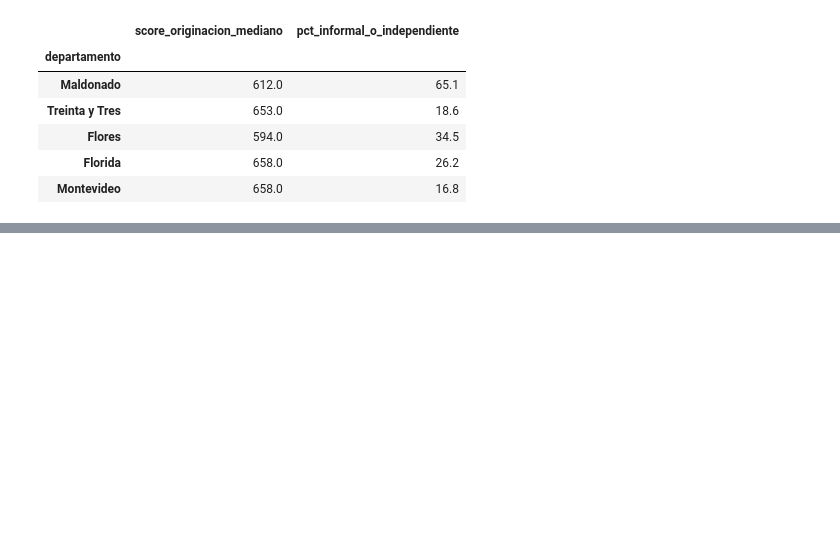
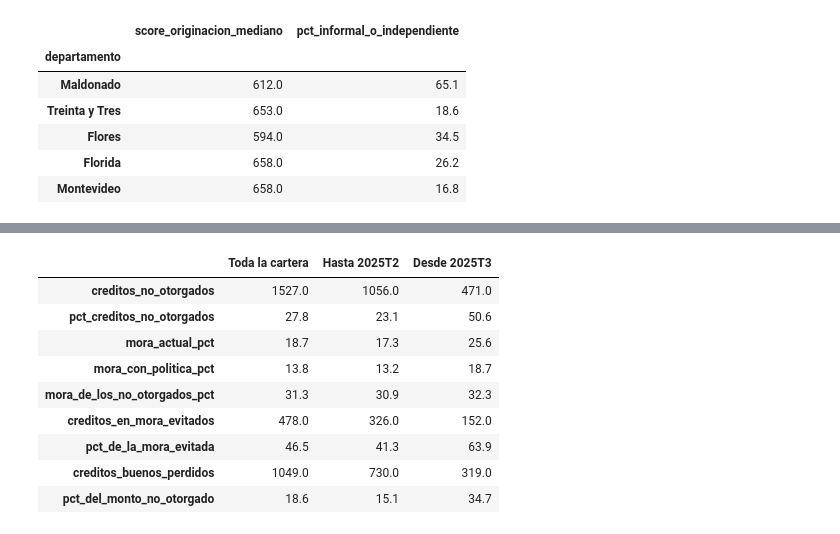
Before and after one commit to ncho06-a11y/proyecto-final-merli, a Jupyter notebook: notebooks/analisis_riesgo_credito.ipynb, the cells around one changed output, grey strips where cells are left out. Cells and saved outputs as stored; diff of their text form; code cells hidden in the pictures; blank space fills up the shorter version.

```diff
--- a/notebooks/analisis_riesgo_credito.ipynb
+++ b/notebooks/analisis_riesgo_credito.ipynb
@@ -2264,0 +2286,28 @@ display(
+# %%
+creditos_comparables["no_se_otorga"] = marcar_creditos_que_no_se_otorgan(
+    creditos_comparables
+)
+efecto_de_la_politica = {
+    "Toda la cartera": simular_politica(
+        creditos_comparables, creditos_comparables["no_se_otorga"]
+    )
+}
+for periodo_de_otorgamiento in ["Hasta 2025T2", "Desde 2025T3"]:
+    creditos_del_periodo = creditos_comparables[
+        creditos_comparables["periodo"] == periodo_de_otorgamiento
+    ]
+    efecto_de_la_politica[periodo_de_otorgamiento] = simular_politica(
+        creditos_del_periodo, creditos_del_periodo["no_se_otorga"]
+    )
+display(pd.DataFrame(efecto_de_la_politica))
+# %% [output]
+|  | Toda la cartera | Hasta 2025T2 | Desde 2025T3 |
+| creditos_no_otorgados | 1527.0 | 1056.0 | 471.0 |
+| pct_creditos_no_otorgados | 27.8 | 23.1 | 50.6 |
+| mora_actual_pct | 18.7 | 17.3 | 25.6 |
+| mora_con_politica_pct | 13.8 | 13.2 | 18.7 |
+| mora_de_los_no_otorgados_pct | 31.3 | 30.9 | 32.3 |
+| creditos_en_mora_evitados | 478.0 | 326.0 | 152.0 |
+| pct_de_la_mora_evitada | 46.5 | 41.3 | 63.9 |
+| creditos_buenos_perdidos | 1049.0 | 730.0 | 319.0 |
+| pct_del_monto_no_otorgado | 18.6 | 15.1 | 34.7 |
```
Also changed, not shown: parts of 75 cells of this notebook, 6 other files.
